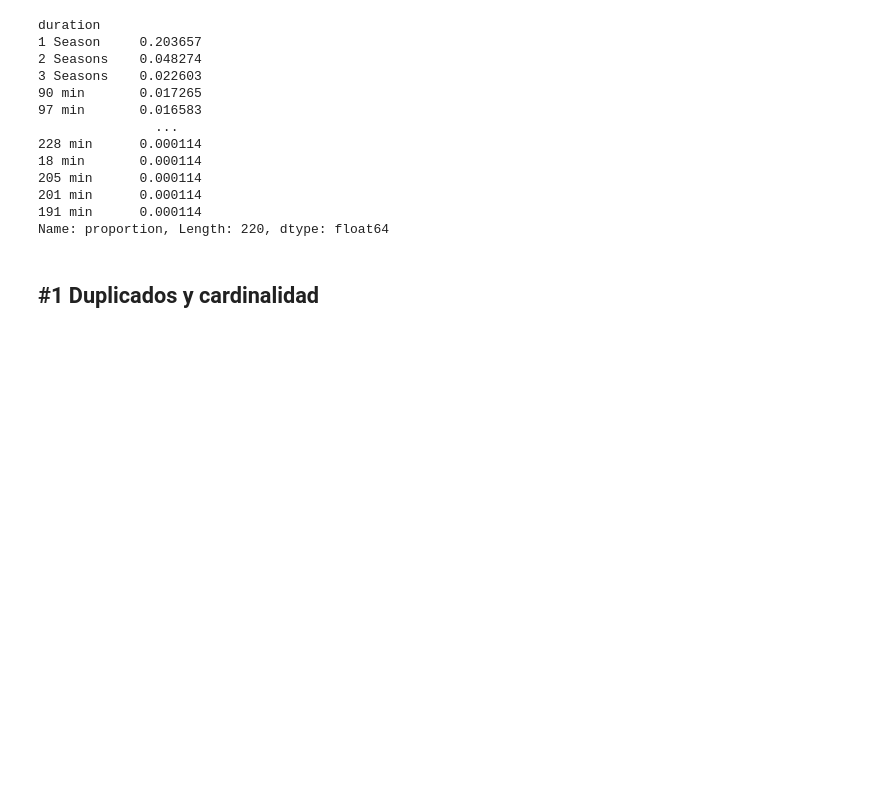
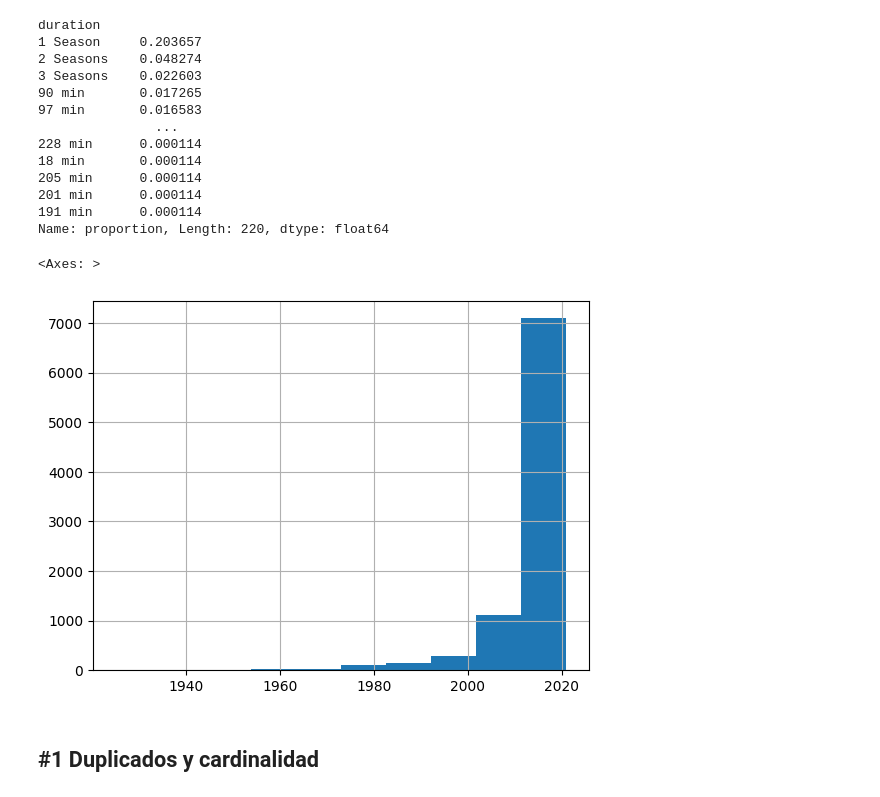
Before and after one commit to IagoG7/ONLINE_DS_THEBRIDGE_IagoGarcia, a Jupyter notebook: Sprint 5/Unidad 1/Práctica/18_Practica_Obligatoria_ETL.ipynb, the cells around one changed output. Drawn from its saved outputs; the diff is of its cells as text; code cells hidden in the pictures; blank space fills up the shorter version.

```diff
--- a/Sprint 5/Unidad 1/Práctica/18_Practica_Obligatoria_ETL.ipynb
+++ b/Sprint 5/Unidad 1/Práctica/18_Practica_Obligatoria_ETL.ipynb
@@ -160,6 +161,11 @@ duration
 201 min      0.000114
 191 min      0.000114
 Name: proportion, Length: 220, dtype: float64
+# %%
+df_peliculas.release_year.hist() # Ésta es la única variable numérica.
+# %% [output]
+<Axes: >
+[figure, added]
 # %% [markdown]
 ## #1 Duplicados y cardinalidad
 # %% [markdown]
```
Also changed, not shown: parts of 20 cells of this notebook, 12 other files.
